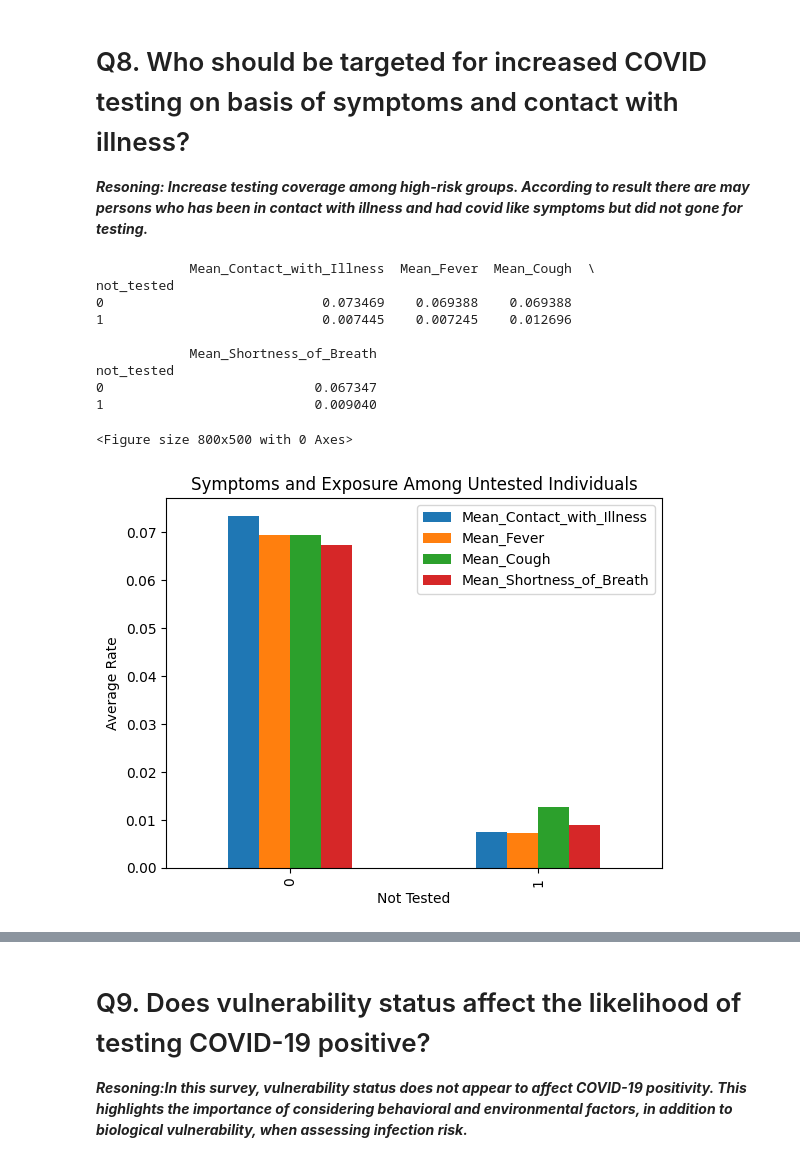
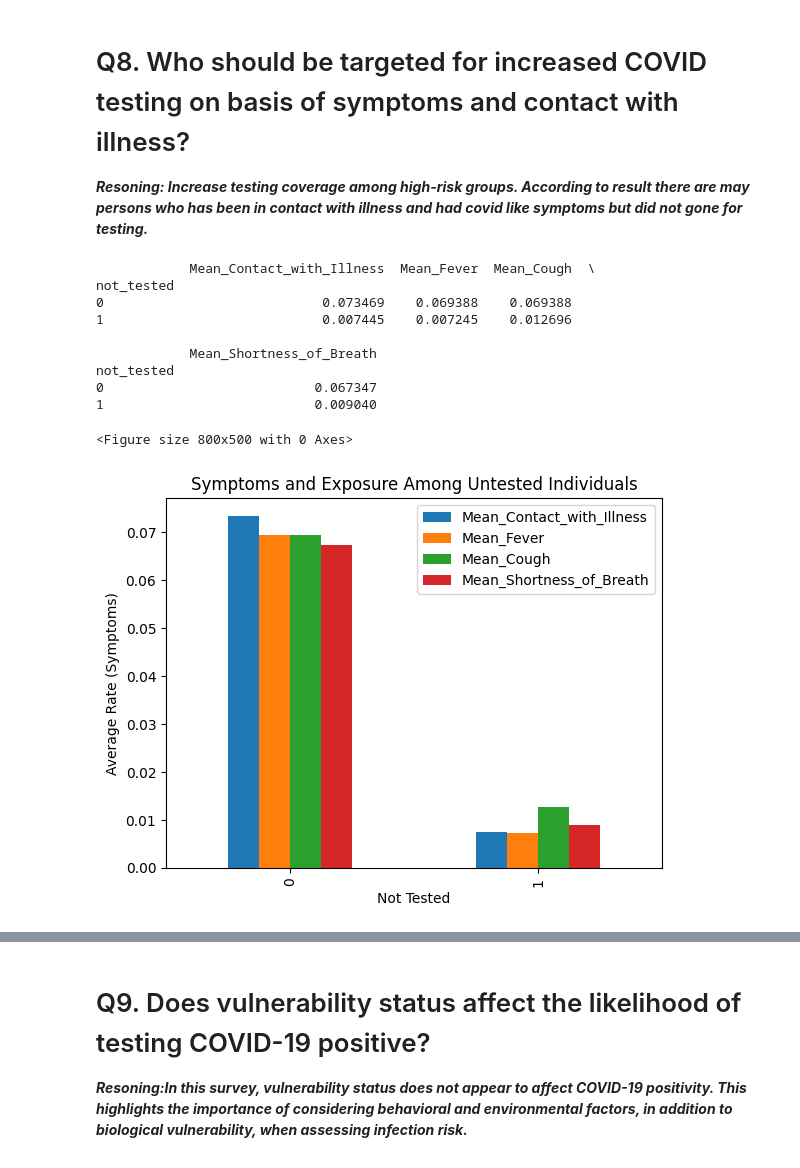
Before and after one commit to neeturathaur-sys/Team8_PyMaster_PythonHackathon_December25, a Jupyter notebook: Neetu/Team8_PyMaster_3_PrescriptiveAnalysis.ipynb, the cells around one changed output, grey strips where cells are left out. Drawn from its saved outputs; the diff is of its cells as text; code cells hidden in the pictures.

```diff
--- a/Neetu/Team8_PyMaster_3_PrescriptiveAnalysis.ipynb
+++ b/Neetu/Team8_PyMaster_3_PrescriptiveAnalysis.ipynb
@@ -439,33 +439,33 @@ plt.tight_layout()
 # %%
 df3['not_tested'] = df3['covid_positive'].isna().astype(int)
 testing_gap = df3.groupby('not_tested')[['contact_with_illness', 'symp_fever','symp_cough','symp_shortnessOfBreath']].mean()
 testing_gap = testing_gap.rename(columns={
     'contact_with_illness': 'Mean_Contact_with_Illness',
     'symp_fever': 'Mean_Fever',
     'symp_cough': 'Mean_Cough',
     'symp_shortnessOfBreath': 'Mean_Shortness_of_Breath'
 })
 
 print(testing_gap)
 
 # Plot
 plt.figure(figsize=(8,5))
 
 testing_gap.plot(kind='bar')
 plt.xlabel('Not Tested')
-plt.ylabel('Average Rate')
+plt.ylabel('Average Rate (Symptoms)')
 plt.title('Symptoms and Exposure Among Untested Individuals')
 plt.show()
 # %% [output]
             Mean_Contact_with_Illness  Mean_Fever  Mean_Cough  \
 not_tested
 0                            0.073469    0.069388    0.069388
 1                            0.007445    0.007245    0.012696
 
             Mean_Shortness_of_Breath
 not_tested
 0                           0.067347
 1                           0.009040
 <Figure size 800x500 with 0 Axes>
-[figure, old version]
+[figure, new version]
 # %%
```
Also changed, not shown: parts of 7 cells of this notebook.
